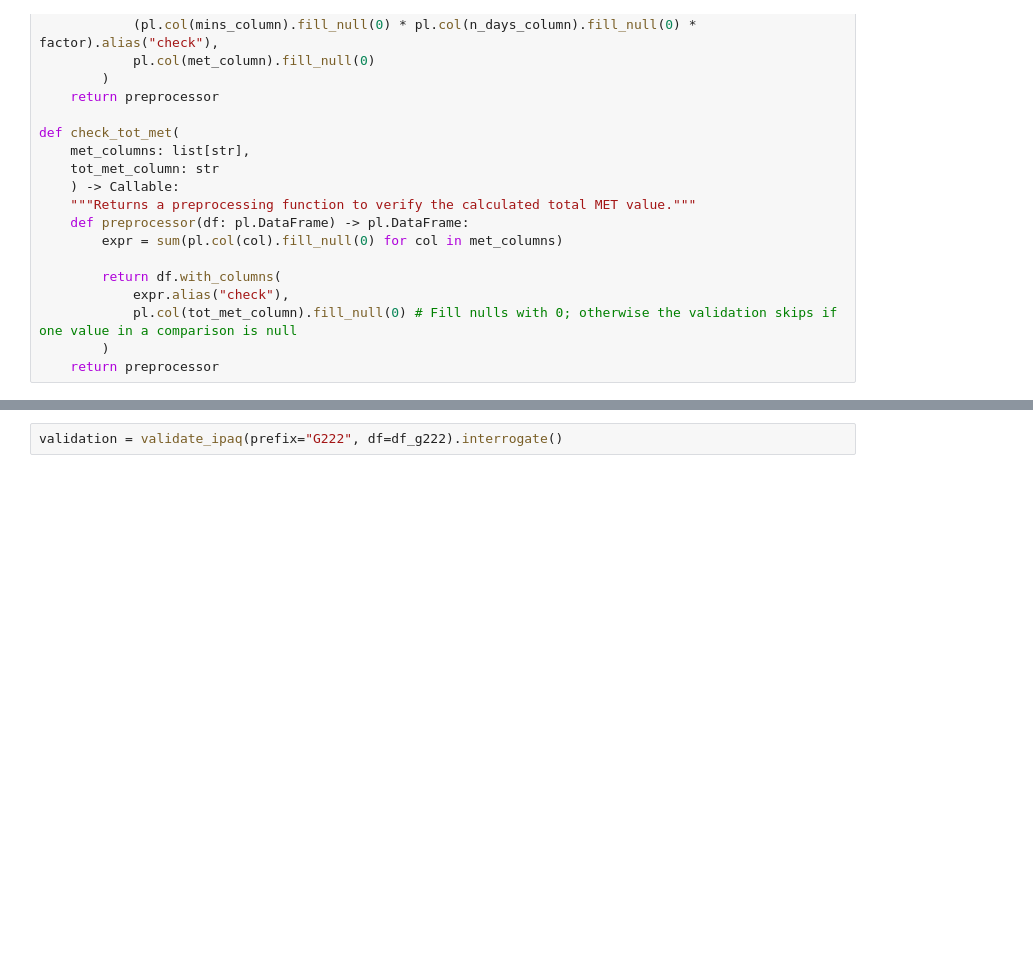
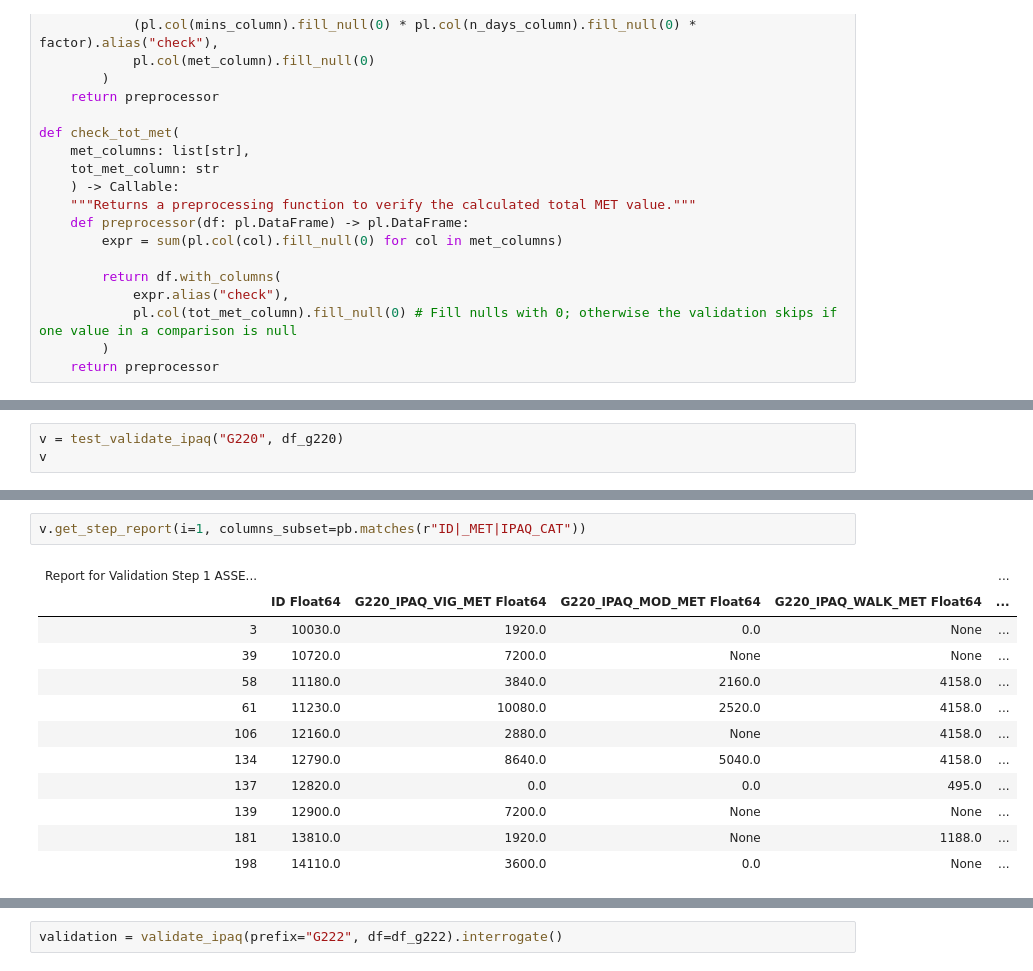
Before and after one commit to matt-humphrey/validate-ipaq, a Jupyter notebook: code/notebooks/02_reusable_validation_fns.ipynb, the cells around one changed output, grey strips where cells are left out. Saved outputs shown, nothing was run; the diff lists cells and outputs as text; blank space fills up the shorter version.

Commit message:
add validation fn for testing ipaq category

```diff
--- a/code/notebooks/02_reusable_validation_fns.ipynb
+++ b/code/notebooks/02_reusable_validation_fns.ipynb
@@ -222,2 +138,5 @@ def validate_ipaq(
 
     return validation
+# %%
+v = test_validate_ipaq("G220", df_g220)
+v
@@ -223,0 +161,15 @@ def validate_ipaq(
+# %%
+v.get_step_report(i=1, columns_subset=pb.matches(r"ID|_MET|IPAQ_CAT"))
+# %% [output]
+| Report for Validation Step 1 ASSE... |  |  |  |  | ... |
+|  | ID Float64 | G220_IPAQ_VIG_MET Float64 | G220_IPAQ_MOD_MET Float64 | G220_IPAQ_WALK_MET Float64 | ... |
+| 3 | 10030.0 | 1920.0 | 0.0 | None | ... |
+| 39 | 10720.0 | 7200.0 | None | None | ... |
+| 58 | 11180.0 | 3840.0 | 2160.0 | 4158.0 | ... |
+| 61 | 11230.0 | 10080.0 | 2520.0 | 4158.0 | ... |
+| 106 | 12160.0 | 2880.0 | None | 4158.0 | ... |
+| 134 | 12790.0 | 8640.0 | 5040.0 | 4158.0 | ... |
+| 137 | 12820.0 | 0.0 | 0.0 | 495.0 | ... |
+| 139 | 12900.0 | 7200.0 | None | None | ... |
+| 181 | 13810.0 | 1920.0 | None | 1188.0 | ... |
+| 198 | 14110.0 | 3600.0 | 0.0 | None | ... |
```
Also changed, not shown: parts of 5 cells of this notebook.
